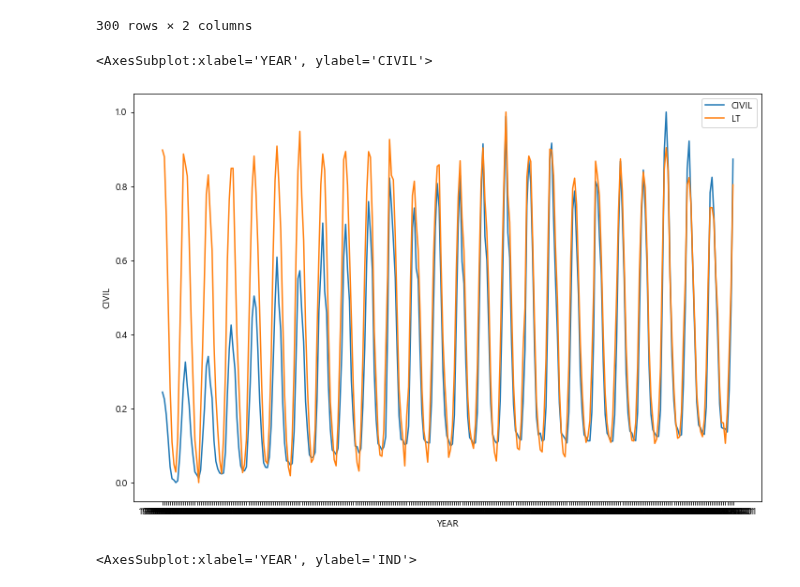
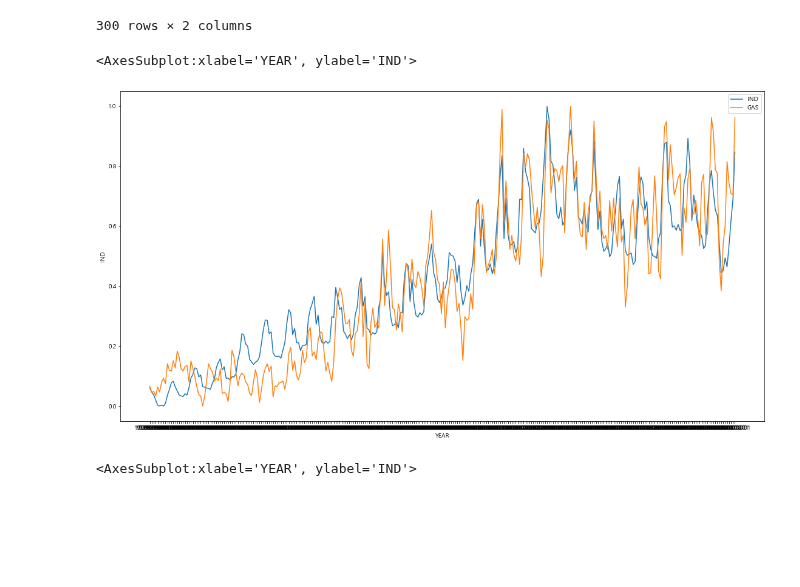
Before and after one commit to minsoo-s/03_Self_Study, a Jupyter notebook: bigstar/Model_LSTM_minsoo.ipynb, the cells around one changed output. Drawn from its saved outputs; the diff is of its cells as text; code cells hidden in the pictures; blank space fills up the shorter version.

```diff
--- a/bigstar/Model_LSTM_minsoo.ipynb
+++ b/bigstar/Model_LSTM_minsoo.ipynb
@@ -44,6 +60,6 @@ data_QVA_final = data_QVA_final.drop(['YEAR','index'],axis=1)
 #### 2.상대지수 : data_RV ####
 
 # 필요없는 컬럼 삭제
-data_RV = data_RV.drop(['YEAR','MONTH'],axis=1)
+data_RV = data_RV.drop(['DATE'],axis=1)
 data_RV
 # %% [output]
@@ -290,7 +318,7 @@ scale_cols = ['AT', 'LT', 'HT', 'CAP_TEMP_EF', 'DONGNAM_TEMP_EF',
        'POWER_GROUP', 'POWER_TRANS', 'POWER_GAS', 'POWER_JUNG', 'POWER_MOO',
        'POWER_YOU', 'POWER_LNG', 'all', 'family', 'public', 'service',
        'civil_sum', 'argri_fishing', 'mining', 'manufact', 'ind_sum',
-       'QUARTER', 'Value', 'RV', 'GAS', 'OTHER OIL PRODUCT','CIVIL','IND']
+       'QUARTER', 'Value', 'RV', 'GAS_PRICE_IND', 'OIL_PRICE','CIVIL','IND']
 df_scaled = scaler.fit_transform(df[scale_cols])
 df_scaled = pd.DataFrame(df_scaled)
 df_scaled.columns = scale_cols
@@ -618,16 +646,16 @@ df_target = scaler.fit_transform(target[['IND','CIVIL']])
 df_target = pd.DataFrame(df_target)
 df_target.columns = ['IND','CIVIL']
 # %%
-plt.figure(figsize=(12,8))
+plt.figure(figsize=(19,10))
 #sns.lineplot(y=df_target['IND'], x=data['YEAR'],label='IND',color='blue')
-sns.lineplot(y=df_target['CIVIL'], x=data['YEAR'],label='CIVIL')
-sns.lineplot(y=df_scaled['MEAN_TEMP_EF'], x=data['YEAR'],label='LT')
+sns.lineplot(y=df_target['IND'], x=data['YEAR'],label='IND')
+sns.lineplot(y=df_scaled['POWER_FIRE'], x=data['YEAR'],label='GAS')
 #sns.lineplot(y=df_scaled['POWER_FIRE'], x=data['YEAR'],label='all',color='orange')
 #sns.lineplot(y=df_scaled['POWER_FIRE'], x=data['YEAR'],label='fire',color='orange')
 #sns.lineplot(y=df_scaled['service'], x=data['YEAR'],label='SERVICE')
 # %% [output]
-<AxesSubplot:xlabel='YEAR', ylabel='CIVIL'>
+<AxesSubplot:xlabel='YEAR', ylabel='IND'>
-[figure, old version]
+[figure, new version]
 # %%
 plt.figure(figsize=(12,8))
 sns.lineplot(y=df_target['IND'], x=data['YEAR'],label='IND',color='blue')
```
Also changed, not shown: parts of 15 cells of this notebook, 2 other files.
